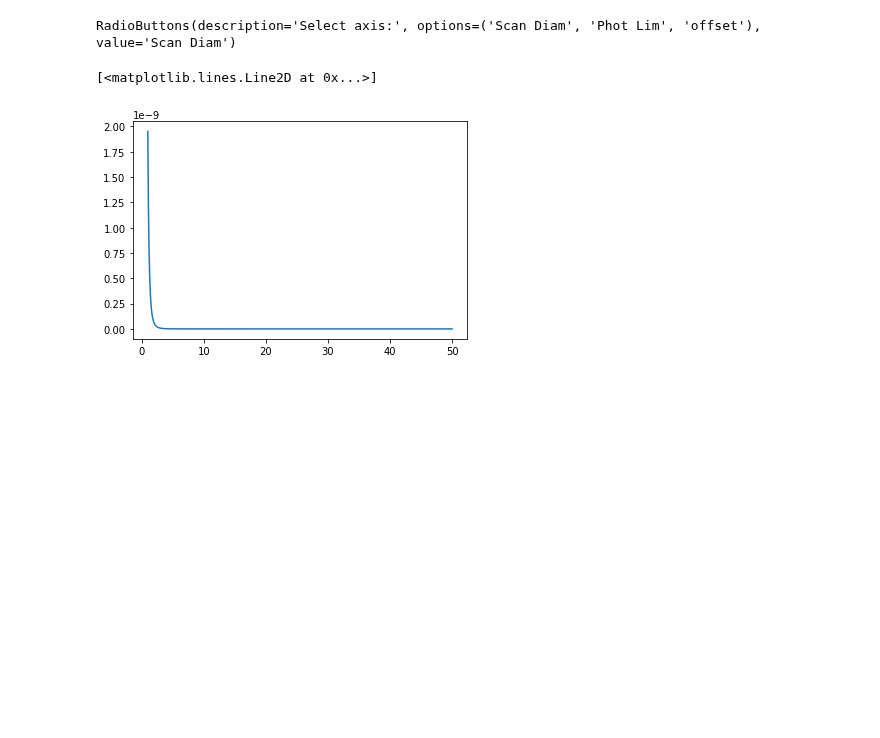
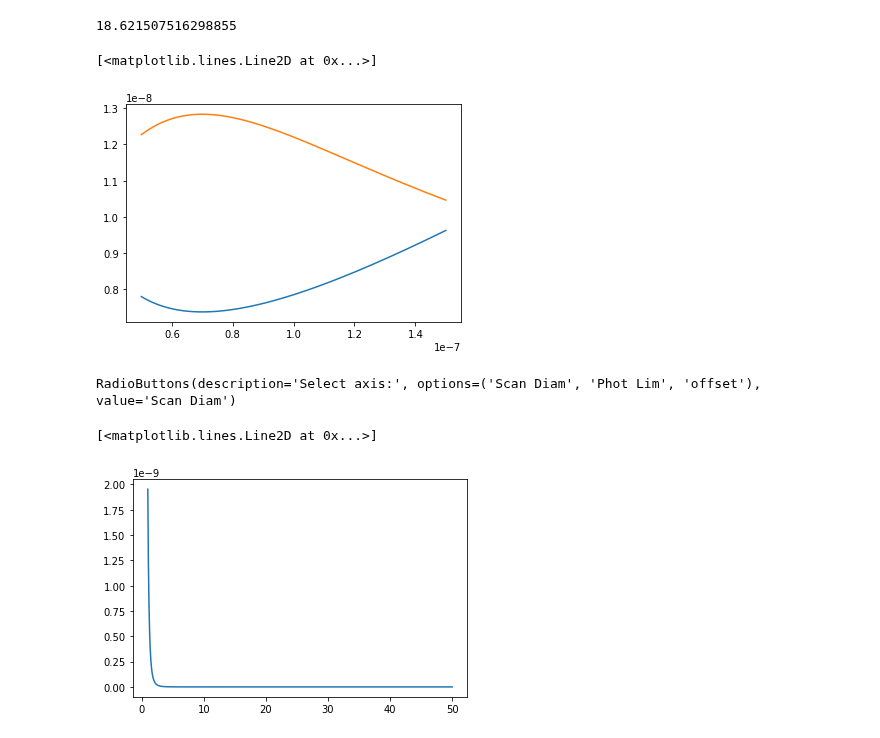
Before and after one commit to Zatyrus/Exercises, a Jupyter notebook: CramerRaoBound.ipynb, the cells around one changed output. Saved outputs shown, nothing was run; the diff lists cells and outputs as text; code cells hidden in the pictures; blank space fills up the shorter version.

```diff
--- a/CramerRaoBound.ipynb
+++ b/CramerRaoBound.ipynb
@@ -14,6 +14,17 @@ def CRB(L,gamma,N,x, sig = None, depth:int = 0, ter:int = 1):
         return CRB(L,gamma,N,x, sig = sigma(L,gamma,N,x), depth = depth + 1, ter = ter)
     else:
         return CRB(L,gamma,N,x, sig = sigma(3*sig,gamma,N,x), depth = depth + 1, ter = ter)
+# %%
+CRB(100, 4, 10, 50, sig = None, ter = 8)
+# %% [output]
+18.621507516298855
+# %%
+z = np.linspace(50e-9,150e-9, 1000)
+plt.plot(z,sigma(z,6,10,35e-9))
+plt.plot(z,sigma(3*sigma(z,6,10,35e-9),6,10,35e-9))
+# %% [output]
+[<matplotlib.lines.Line2D at 0x...>]
+[figure, added]
 # %%
 term = w.RadioButtons(
     options=['Scan Diam', 'Phot Lim', 'offset'],
```
Also changed, not shown: parts of 6 cells of this notebook, 1 other file.
